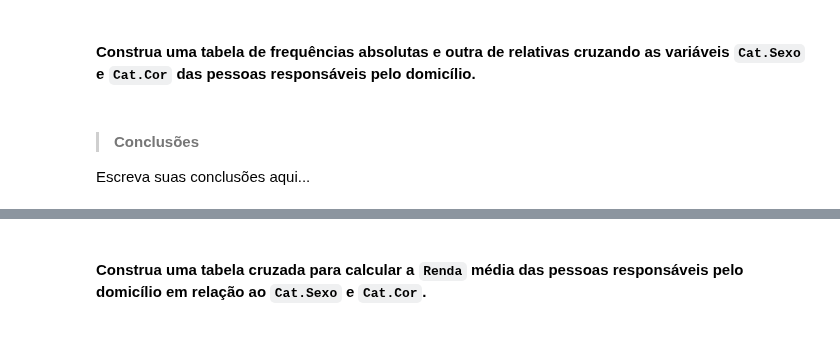
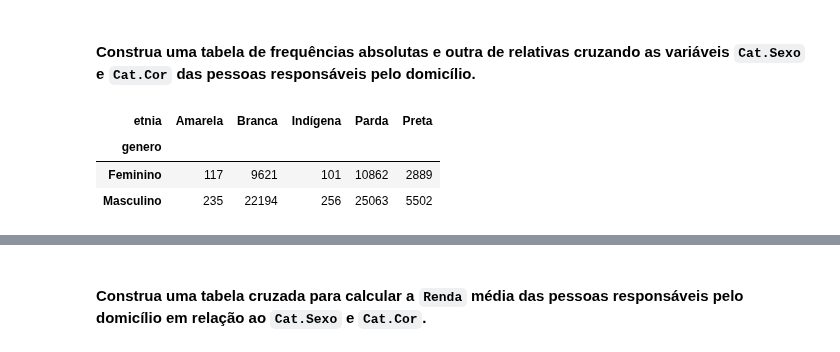
Before and after one commit to JhonCostaDev/oracle_one_alura, a Jupyter notebook: estatistica_ML/desafios/reload_desafios.ipynb, the cells around one changed output, grey strips where cells are left out. Drawn from its saved outputs; the diff is of its cells as text; code cells hidden in the pictures.

```diff
--- a/estatistica_ML/desafios/reload_desafios.ipynb
+++ b/estatistica_ML/desafios/reload_desafios.ipynb
@@ -382,7 +382,13 @@ plt.show()
 Observando a tabela e os gráfico, fica fácil notar que quase 70% da pesquisa foi respondida por homens enquanto as mulheres nessa pesquisa representam um pouco mais de 30%. O que difere um pouco de pesquisas mais recentes como a do censo 2022 [(veja aqui)](https://agenciadenoticias.ibge.gov.br/agencia-noticias/2012-agencia-de-noticias/noticias/41663-censo-2022-em-12-anos-proporcao-de-mulheres-responsaveis-por-domicilios-avanca-e-se-equipara-a-de-homens) onde mostra que essa proporção já chega a ser de quase meio a meio, ou seja, 50% das mulheres responsáveis pelos seus lares.
 # %% [markdown]
 #### **Construa uma tabela de frequências absolutas e outra de relativas cruzando as variáveis `Cat.Sexo` e `Cat.Cor` das pessoas responsáveis pelo domicílio.**
-# %% [markdown]
-> #### Conclusões
-
-Escreva suas conclusões aqui...
+# %%
+# Frequência Absoluta
+frequencia_etnia_genero = pd.crosstab(dados.genero,dados.etnia)
+
+frequencia_etnia_genero
+# %% [output]
+| etnia | Amarela | Branca | Indígena | Parda | Preta |
+| genero |  |  |  |  |  |
+| Feminino | 117 | 9621 | 101 | 10862 | 2889 |
+| Masculino | 235 | 22194 | 256 | 25063 | 5502 |
```
Also changed, not shown: parts of 13 cells of this notebook, 1 other file.
